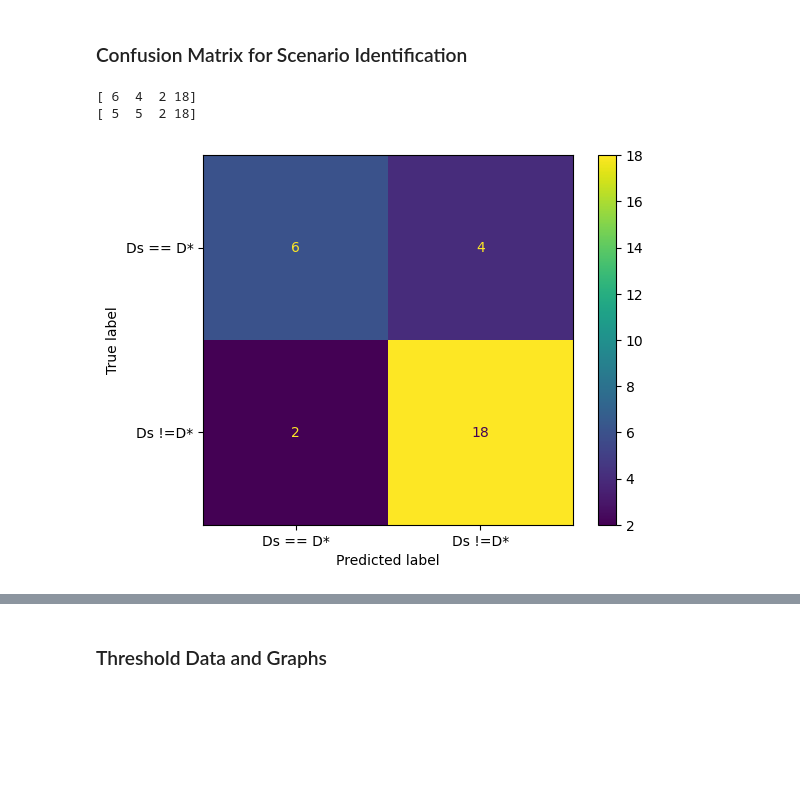
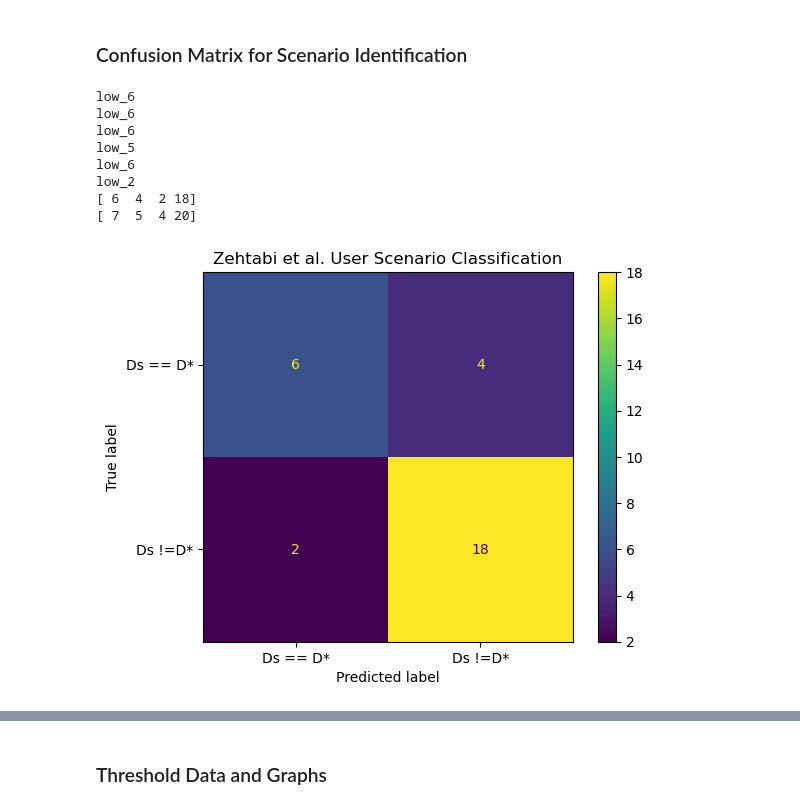
Before and after one commit to Ethan-Schneider/analysis_code, a Jupyter notebook: analysis.ipynb, the cells around one changed output, grey strips where cells are left out. Drawn from its saved outputs; the diff is of its cells as text; code cells hidden in the pictures; blank space fills up the shorter version.

```diff
--- a/analysis.ipynb
+++ b/analysis.ipynb
@@ -25,6 +23,8 @@ index = 0
 ids = []
 for js in json_files:
     with open(os.path.join(directory, js)) as f:
+        if 'gitignore' in f.name.decode():
+            continue
         json_text = json.load(f)
         id = js.decode().replace('.json', '')
         ids.append(id)
@@ -553,7 +553,7 @@ for ax in axs.flat:
 # %% [markdown]
 #### Number of Changes per Study Condition
 # %%
-scenario_list = ['low_1', 'low_2', 'low_3', 'low_4', 'low_5', 'low_6']
+scenario_list = ['low_2', 'low_4', 'low_5', 'low_6']
 
 zehtabi_data = []
 our_data = []
@@ -730,6 +730,7 @@ for id in ids:
             fp = fp + 1
         else:
             fn = fn + 1
+            print(scenario)
     if p['study_condition'].values[0] == 1:
         zehtabi_data.append([tp, fp, fn, tn])
     else:
@@ -741,15 +742,23 @@ our_data = np.sum(np.asarray(our_data), axis=0)
 print(zehtabi_data)
 print(our_data)
 # %% [output]
+low_6
+low_6
+low_6
+low_5
+low_6
+low_2
 [ 6  4  2 18]
-[ 5  5  2 18]
+[ 7  5  4 20]
 # %%
 disp = ConfusionMatrixDisplay(confusion_matrix=np.reshape(zehtabi_data, (2, 2)), display_labels=["Ds == D*", "Ds !=D*"])
 
 disp.plot()
+disp.ax_.set_title("Zehtabi et al. User Scenario Classification")
+
 plt.show()
 # %% [output]
-[figure, old version]
+[figure, new version]
 # %%
 disp = ConfusionMatrixDisplay(confusion_matrix=np.reshape(our_data, (2, 2)), display_labels=["Ds == D*", "Ds !=D*"])
 
```
Also changed, not shown: parts of 16 cells of this notebook.
